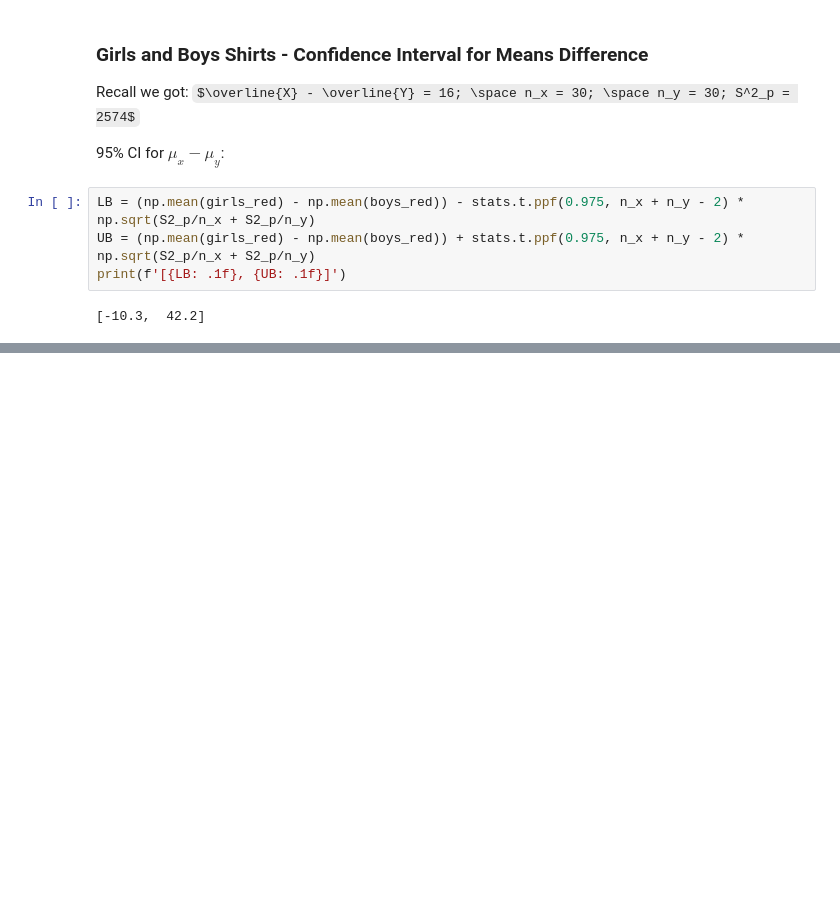
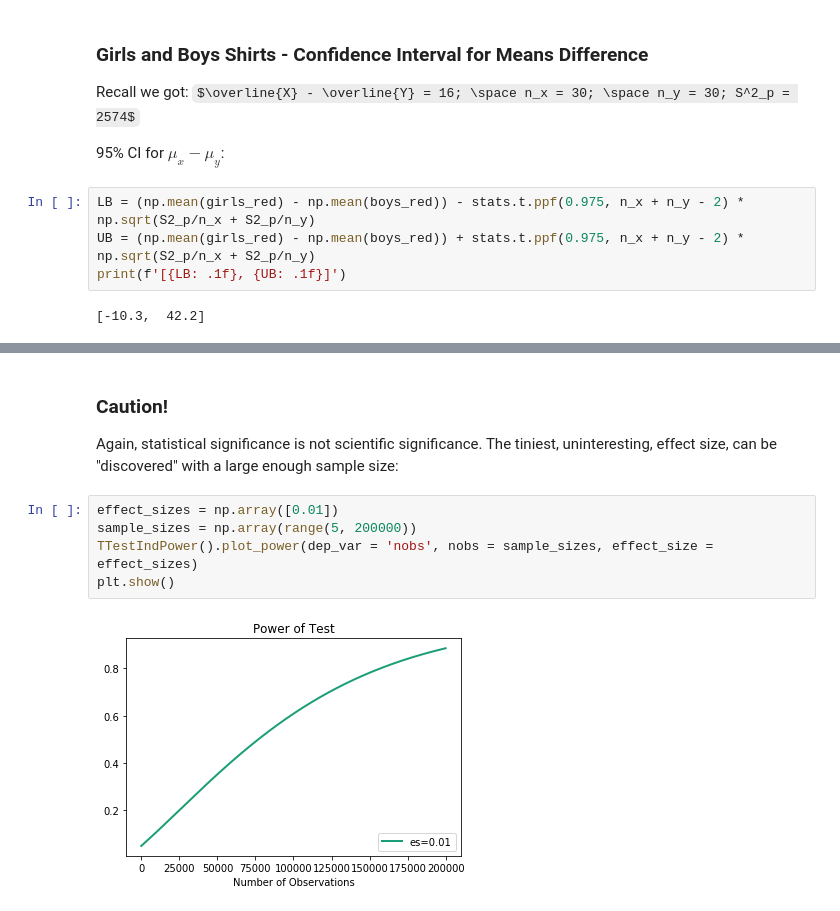
Before and after one commit to gsimchoni/Intro2DS, a Jupyter notebook: class/inference/inference.ipynb, the cells around one changed output, grey strips where cells are left out. Drawn from its saved outputs; the diff is of its cells as text; some formulas as TeX source; blank space fills up the shorter version.

```diff
--- a/class/inference/inference.ipynb
+++ b/class/inference/inference.ipynb
@@ -717,0 +808,11 @@ print(f'[{LB: .1f}, {UB: .1f}]')
+# %% [markdown]
+### Caution!
+
+Again, statistical significance is not scientific significance. The tiniest, uninteresting, effect size, can be "discovered" with a large enough sample size:
+# %%
+effect_sizes = np.array([0.01])
+sample_sizes = np.array(range(5, 200000))
+TTestIndPower().plot_power(dep_var = 'nobs', nobs = sample_sizes, effect_size = effect_sizes)
+plt.show()
+# %% [output]
+[figure, added]
```
Also changed, not shown: parts of 32 cells of this notebook, 2 other files.
